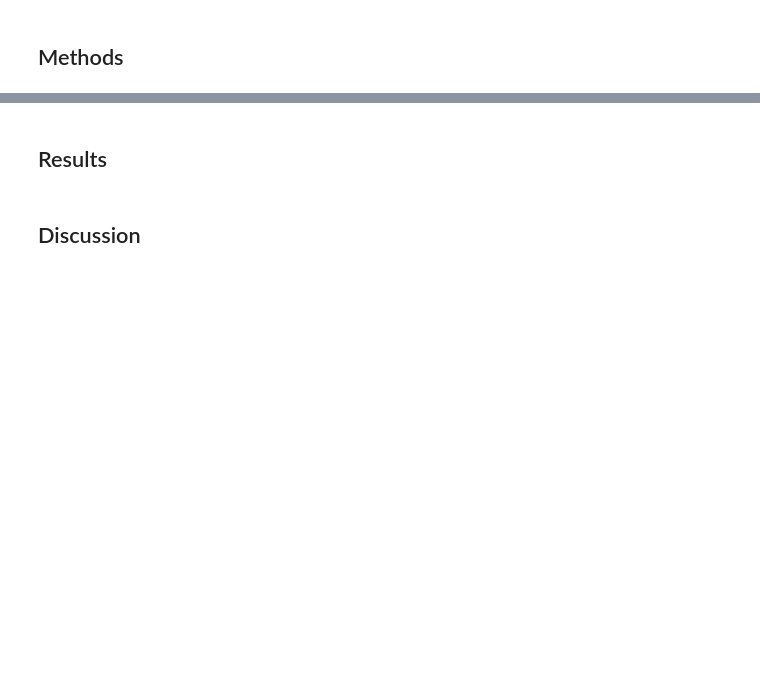
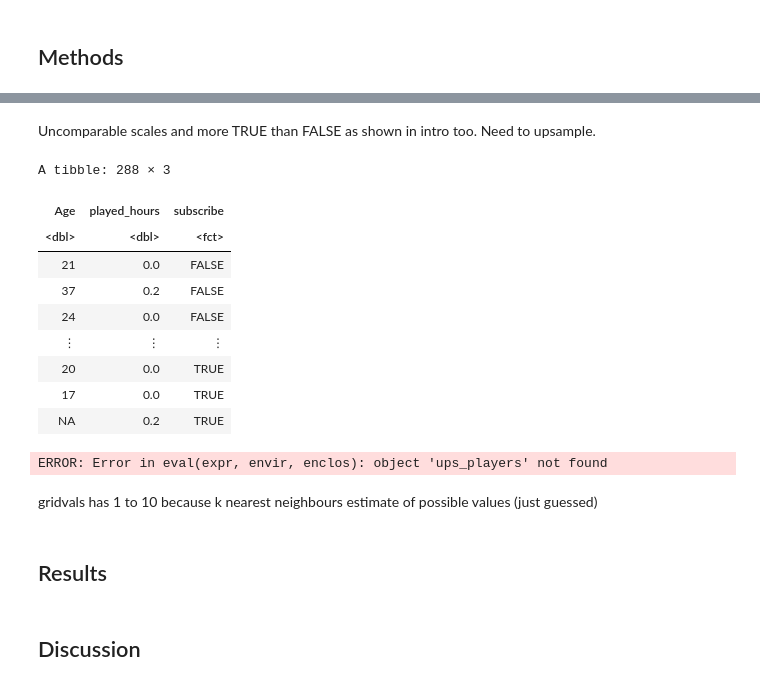
Before and after one commit to Gabriella478/dsci-100-project, a Jupyter notebook: project-2025-final.ipynb, the cells around one changed output, grey strips where cells are left out. Saved outputs shown, nothing was run; the diff lists cells and outputs as text; code cells hidden in the pictures; blank space fills up the shorter version.

```diff
--- a/project-2025-final.ipynb
+++ b/project-2025-final.ipynb
@@ -62,0 +153,29 @@ From the tibble above, we can see that there are 144 players who have subscribed
+# %% [markdown]
+Uncomparable scales and more TRUE than FALSE as shown in intro too.  Need to upsample.
+# %%
+ups_recipe <- recipe(subscribe ~ Age + played_hours, data = players) |>
+    step_upsample(subscribe, over_ratio = 1, skip = FALSE) |>
+    prep() |>
+    bake(players)
+ups_recipe
+
+# ups_players <- bake(ups_recipe, players)
+# %% [output]
+A tibble: 288 × 3
+| Age | played_hours | subscribe |
+| <dbl> | <dbl> | <fct> |
+| 21 | 0.0 | FALSE |
+| 37 | 0.2 | FALSE |
+| 24 | 0.0 | FALSE |
+| ⋮ | ⋮ | ⋮ |
+| 20 | 0.0 | TRUE |
+| 17 | 0.0 | TRUE |
+| NA | 0.2 | TRUE |
+# %%
+players_split <- initial_split(ups_players, prop = 0.75, strata = subscribe)
+players_training <- training(players_split)
+players_testing <- testing(players_split)
+# %% [output]
+ERROR: Error in eval(expr, envir, enclos): object 'ups_players' not found
+# %% [markdown]
+gridvals has 1 to 10 because k nearest neighbours estimate of possible values (just guessed)
```
Also changed, not shown: parts of 15 cells of this notebook.
